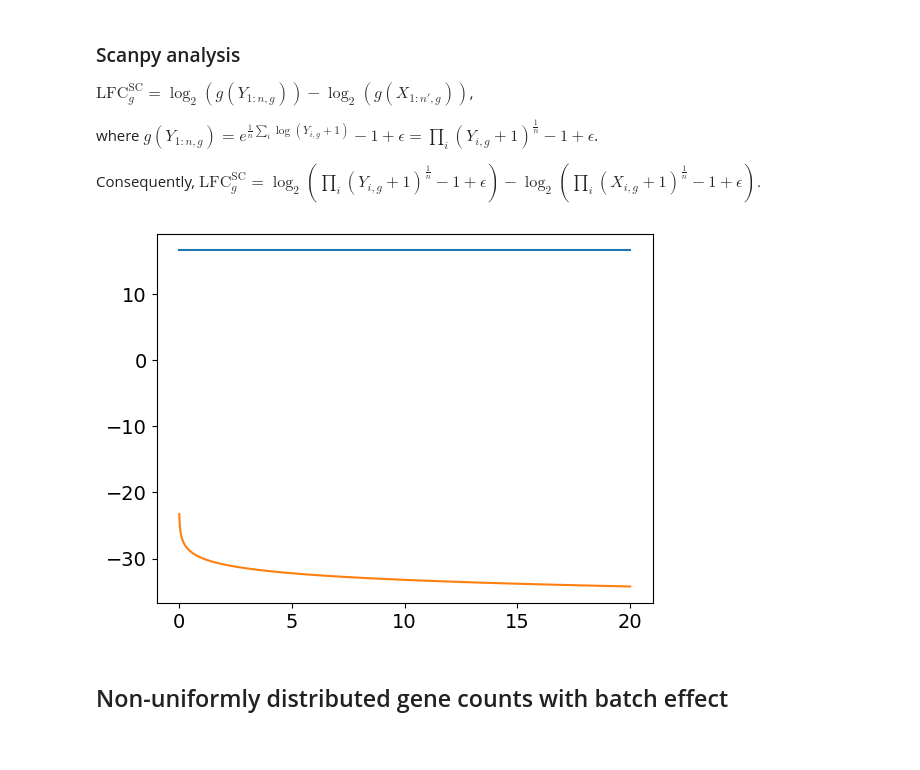
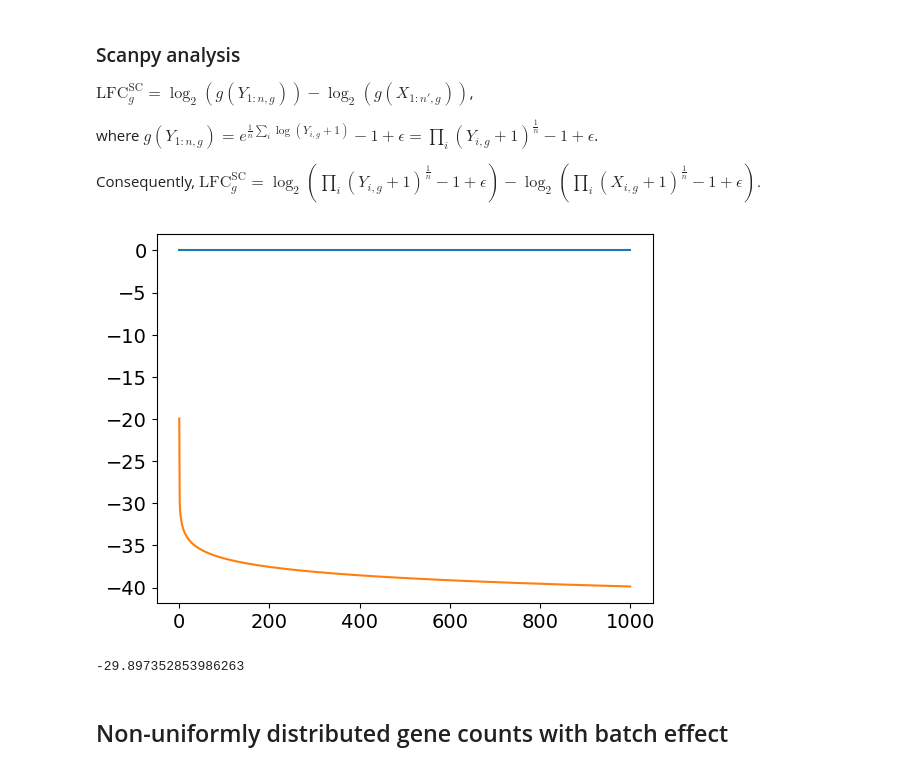
Before and after one commit to okviman/DE-ZILN, a Jupyter notebook: notebooks/test_ZILN_vs_scanpy_and_seurat.ipynb, the cells around one changed output. Drawn from its saved outputs; the diff is of its cells as text; code cells hidden in the pictures.

```diff
--- a/notebooks/test_ZILN_vs_scanpy_and_seurat.ipynb
+++ b/notebooks/test_ZILN_vs_scanpy_and_seurat.ipynb
@@ -268,19 +268,22 @@ where $g(Y_{1:n, g}) =  e^{\frac{1}{n}\sum_i \log (Y_{i,g} + 1)} - 1 + \epsilon
 Consequently, $\text{LFC}_g^\text{SC} = \log_2\left(\prod_{i}\left(Y_{i,g} + 1\right)^{\frac{1}{n}} - 1 + \epsilon\right) - \log_2\left( \prod_{i}\left(X_{i,g} + 1\right)^{\frac{1}{n}} - 1 + \epsilon \right).$
 # %%
 eps = 1e-9
+ub = []
+lb = []
 
-# ex = np.round(np.linspace(0.01, 20., 10), 2)
-ex = [0.0001]
-E_Y = np.linspace(0.01, 20., 1000)
-for E_X in ex:
-    ub = np.log2(((E_Y + eps) * E_X) / (E_Y * eps))
-    lb = np.log2((E_X * eps) / ((E_X + eps) * E_Y))
+ey = np.linspace(0.001, 1000., 1000)
+for E_Y in ey:
+    ub.append(1 + eps / E_Y)
+    lb.append(eps / E_Y)
 
-    plt.plot(E_Y, ub)
-    plt.plot(E_Y, lb)
+plt.plot(ey, np.log2(1 + eps / ey))
+plt.plot(ey, np.log2(eps / ey))
 plt.show()
+
+print(np.log2(eps))
 # %% [output]
-[figure, old version]
+[figure, new version]
+-29.897352853986263
 # %% [markdown]
 ## Non-uniformly distributed gene counts with batch effect
 # %%
```
Also changed, not shown: parts of 1 cell of this notebook, 2 other files.
